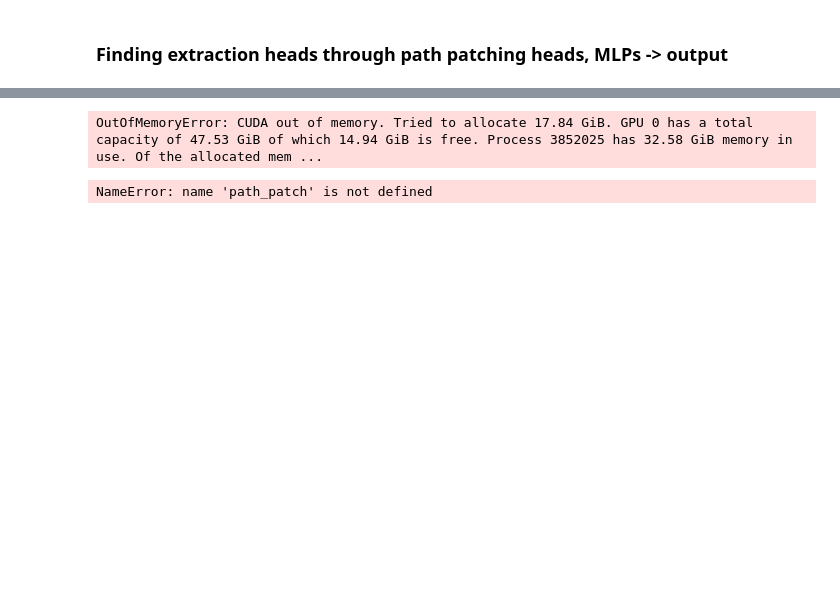
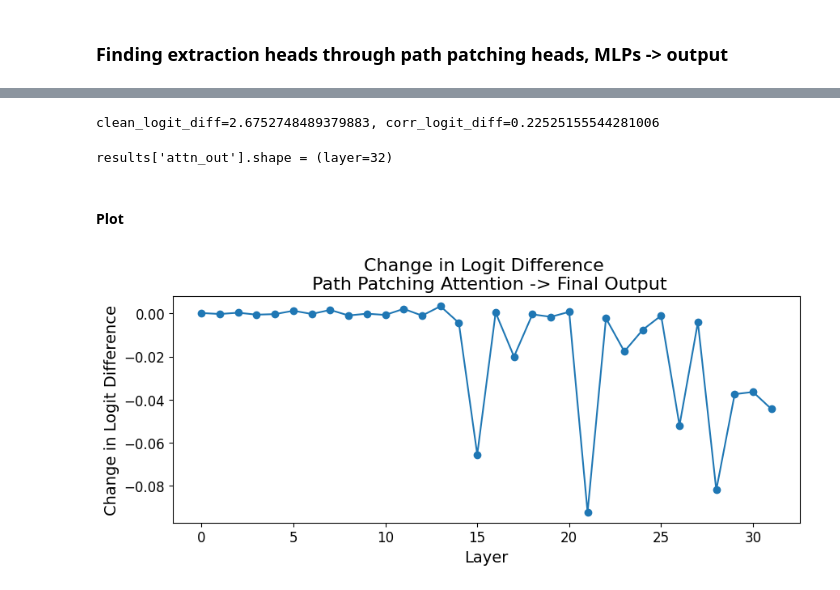
Before and after one commit to magikarp01/mechanistic-unlearning, a Jupyter notebook: experiments/sports_facts_manual/sports_manual_interp.ipynb, the cells around one changed output, grey strips where cells are left out. Drawn from its saved outputs; the diff is of its cells as text; code cells hidden in the pictures; blank space fills up the shorter version.

```diff
--- a/experiments/sports_facts_manual/sports_manual_interp.ipynb
+++ b/experiments/sports_facts_manual/sports_manual_interp.ipynb
@@ -500,9 +421,16 @@ torch.Size([10, 2])
 from libs.path_patching.path_patching import path_patch, IterNode, Node
 
 def ave_logit_diff(logits):
-    return (logits[range(logits.shape[0]), -1, correct_toks] - (logits[range(logits.shape[0]), -1, wrong_toks]).mean(-1)).mean()
+    # Wrong logit calculation
+    wrong_logit_weight = torch.zeros(logits.shape[0]).to(device)
+    for i, idx in enumerate(wrong_toks):
+        wrong_logit_weight[i] = logits[i, -1, idx].mean()
 
-with torch.set_grad_enabled(False):
+    # print((logits[range(logits.shape[0]), -1, correct_toks] - wrong_logit_weight).mean())
+    return (logits[range(logits.shape[0]), -1, correct_toks] - wrong_logit_weight).mean()
+
+# auto cast
+with torch.set_grad_enabled(False), torch.cuda.amp.autocast(True, model.W_in.dtype):
     clean_logit_diff = ave_logit_diff(model(full_prompt_toks)).item()
     corr_logit_diff = ave_logit_diff(model(rand_toks)).item()
     print(f"{clean_logit_diff=}, {corr_logit_diff=}")
@@ -517,17 +445,56 @@ def denoising_metric(logits):
     logit_diff = ave_logit_diff(logits)
     return ((logit_diff - corr_logit_diff) / (clean_logit_diff - corr_logit_diff)).item()
 # %% [output]
-OutOfMemoryError: CUDA out of memory. Tried to allocate 17.84 GiB. GPU 0 has a total capacity of 47.53 GiB of which 14.94 GiB is free. Process 3852025 has 32.58 GiB memory in use. Of the allocated mem ...
+clean_logit_diff=2.6752748489379883, corr_logit_diff=0.22525155544281006
 # %%
-attn_extraction_results = path_patch(
-    model,
-    orig_input=full_prompt_toks,
-    new_input=rand_toks,
-    sender_nodes=IterNode('z'),
-    receiver_nodes=Node('resid_post', model.cfg.n_layers-1),
-    patching_metric=noising_metric,
-    direct_includes_mlps=True,
-    verbose=True,
-)
+import gc
+torch.cuda.empty_cache()
+gc.collect()
+
+# Patch over the last 15 layers of heads
+with torch.set_grad_enabled(False), torch.cuda.amp.autocast(True, model.W_in.dtype):
+    attn_extraction_results = path_patch(
+        model,
+        orig_input=full_prompt_toks,
+        new_input=rand_toks,
+        sender_nodes=IterNode('attn_out', seq_pos=-1),
+        receiver_nodes=Node('resid_post', model.cfg.n_layers-1),
+        patching_metric=noising_metric,
+        direct_includes_mlps=False,
+        verbose=True,
+    )
 # %% [output]
-NameError: name 'path_patch' is not defined
+results['attn_out'].shape = (layer=32)
+# %% [markdown]
+#### Plot
+# %%
+head_results = {}
+
+for layer in range(model.cfg.n_layers):
+    head_results[f"L{layer}_all"] = float(attn_extraction_results['attn_out'][layer])
+
+sorted_res = sorted(head_results.items(), key=lambda x: x[1], reverse=True)
+# store as json file
+with open(f"experiments/sports_facts_manual/results/{model_name.replace('/', '_')}_extraction_head_scores.json", 'w') as f:
+    json.dump(sorted_res, f, indent=4)
+# %%
+import matplotlib.pyplot as plt
+
+fig = plt.figure(figsize=(10, 8))
+
+ax1 = fig.add_subplot(211)
+ax1.set_title("Change in Logit Difference \n Path Patching Attention -> Final Output", fontsize=16)
+ax1.set_xlabel("Layer", fontsize=14)
+ax1.set_ylabel("Change in Logit Difference", fontsize=14)
+# Set xtick size
+plt.xticks(fontsize=12)
+plt.xticks(range(0, model.cfg.n_layers, 5))
+# Set ytick size
+plt.yticks(fontsize=12)
+
+plt.plot(attn_extraction_results['attn_out'], marker='o')
+
+plt.show()
+fig.savefig(f"experiments/sports_facts_manual/results/{model_name.replace('/', '_')}_extraction_heads.pdf", bbox_inches='tight')
+# %% [output]
+[figure, added]
```
Also changed, not shown: parts of 12 cells of this notebook, 6 other files.
